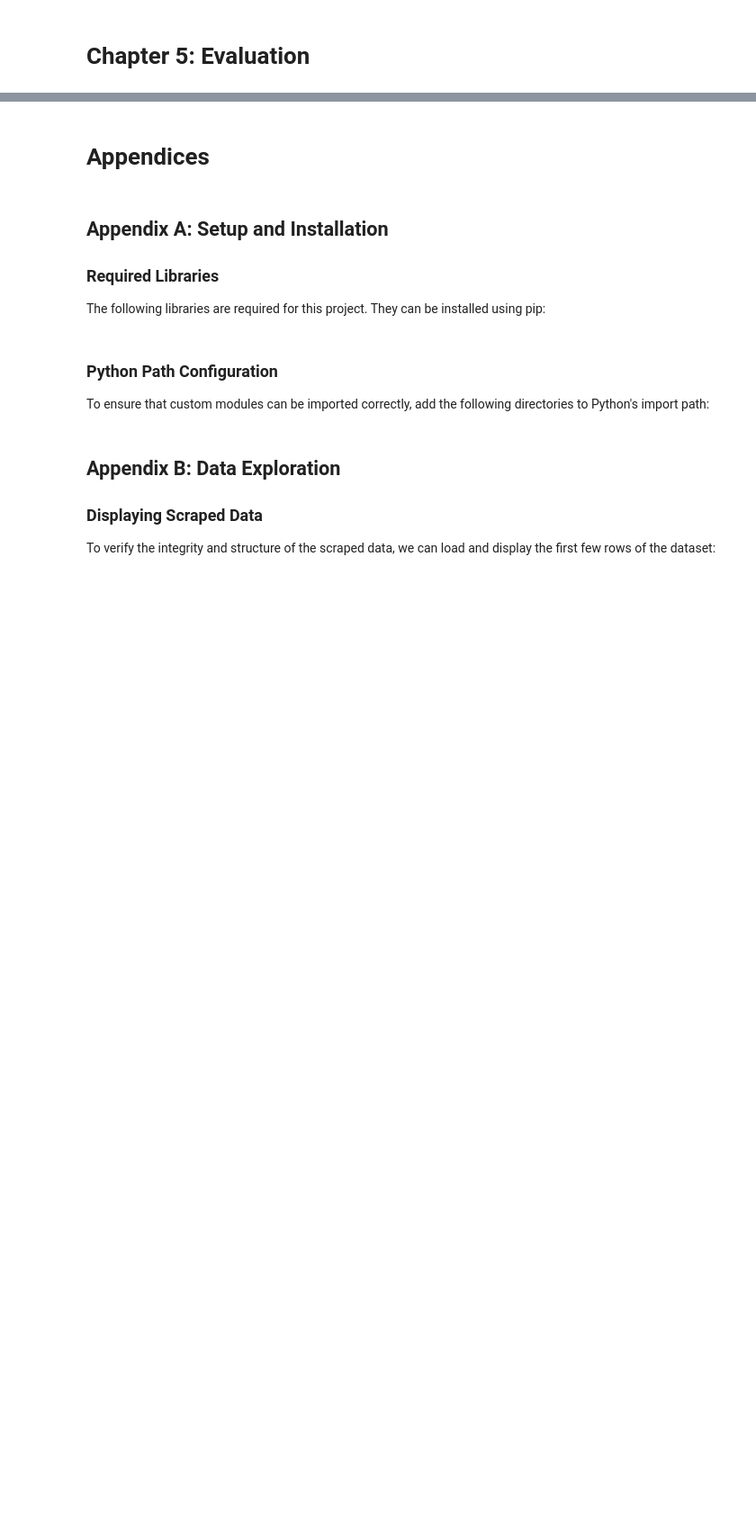
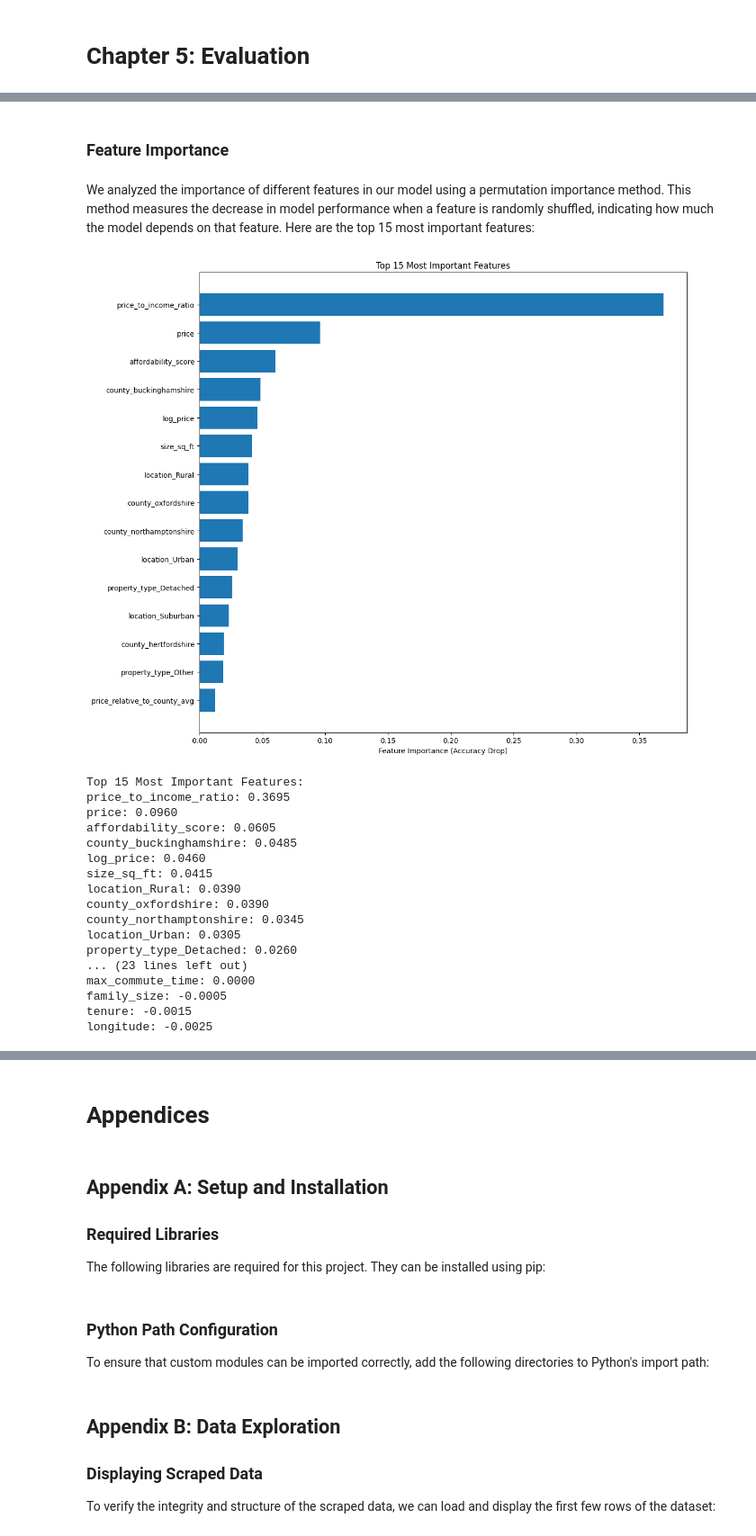
Before and after one commit to georn/final-project-uk-real-estate-recommendation-system, a Jupyter notebook: reports/CM3070-final-report.ipynb, the cells around one changed output, grey strips where cells are left out. Shown: that part at 90% size. Drawn from its saved outputs; the diff is of its cells as text; code cells hidden in the pictures; blank space fills up the shorter version.

```diff
--- a/reports/CM3070-final-report.ipynb
+++ b/reports/CM3070-final-report.ipynb
@@ -1204,0 +1349,42 @@ F1 Score: 0.9776
+# %% [markdown]
+### Feature Importance
+# %% [markdown]
+We analyzed the importance of different features in our model using a permutation importance method. This method measures the decrease in model performance when a feature is randomly shuffled, indicating how much the model depends on that feature. Here are the top 15 most important features:
+# %%
+feature_names = [
+    'price', 'size_sq_ft', 'year', 'month', 'day_of_week',
+    'price_to_income_ratio', 'price_to_savings_ratio', 'affordability_score',
+    'has_garden', 'has_parking', 'location_Urban', 'location_Suburban', 'location_Rural',
+    'latitude', 'longitude', 'epc_rating_encoded',
+    'property_type_Detached', 'property_type_Semi_Detached', 'property_type_Terraced',
+    'property_type_Flat_Maisonette', 'property_type_Other',
+    'bedrooms', 'bathrooms', 'tenure', 'price_relative_to_county_avg',
+    'county_buckinghamshire', 'county_bedfordshire', 'county_hertfordshire',
+    'county_oxfordshire', 'county_berkshire', 'county_northamptonshire',
+    'log_price', 'log_size',
+    'income', 'savings', 'max_commute_time', 'family_size', 'tenure_preference'
+]
+
+top_features = plot_feature_importance(model, [X_property_test, X_user_test], y_test, feature_names, top_n=15)
+print("Top 15 Most Important Features:")
+for feature, importance in top_features:
+    print(f"{feature}: {importance:.4f}")
+# %% [output]
+[figure, added]
+Top 15 Most Important Features:
+price_to_income_ratio: 0.3695
+price: 0.0960
+affordability_score: 0.0605
+county_buckinghamshire: 0.0485
+log_price: 0.0460
+size_sq_ft: 0.0415
+location_Rural: 0.0390
+county_oxfordshire: 0.0390
+county_northamptonshire: 0.0345
+location_Urban: 0.0305
+property_type_Detached: 0.0260
+... (23 lines left out)
+max_commute_time: 0.0000
+family_size: -0.0005
+tenure: -0.0015
+longitude: -0.0025
```
Also changed, not shown: parts of 30 cells of this notebook, 10 other files.
